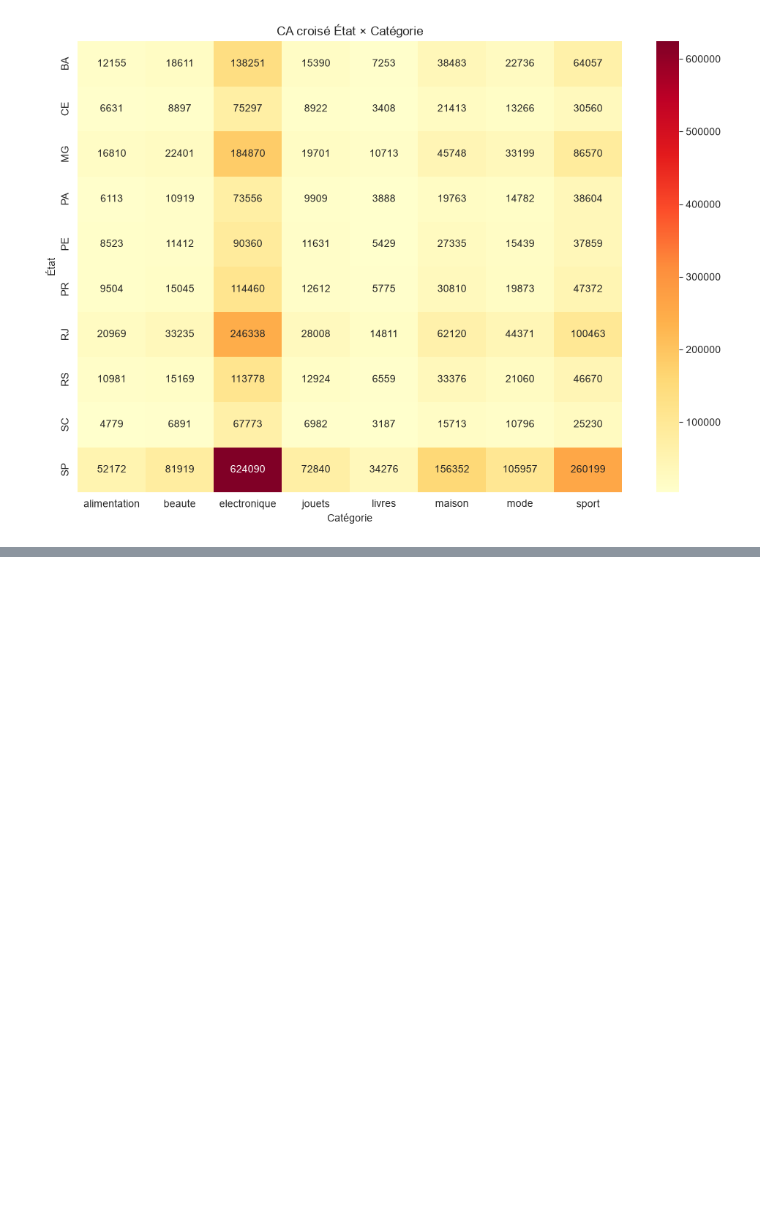
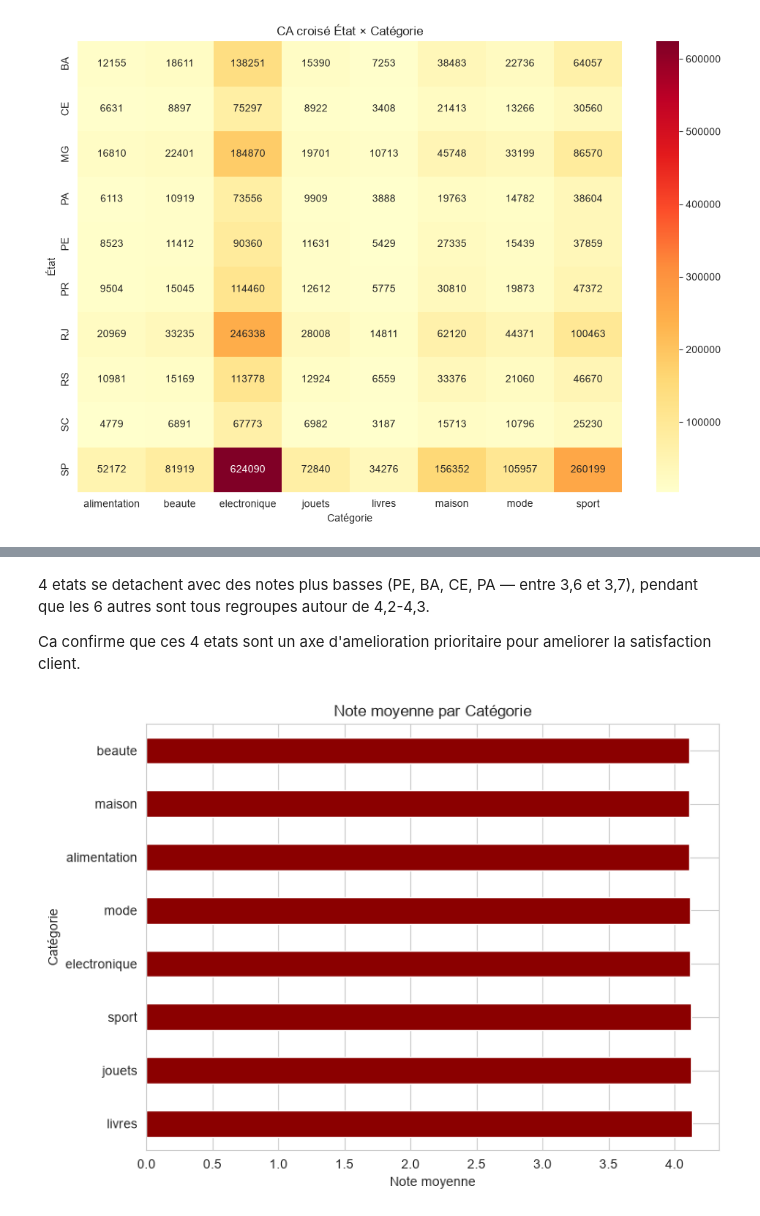
Before and after one commit to Mace-Erwan/Analyse-d-un-marketplace-e-commerce, a Jupyter notebook: Analyse.ipynb, the cells around one changed output, grey strips where cells are left out. Drawn from its saved outputs; the diff is of its cells as text; code cells hidden in the pictures; blank space fills up the shorter version.

```diff
--- a/Analyse.ipynb
+++ b/Analyse.ipynb
@@ -375,0 +412,16 @@ plt.show()
+# %% [markdown]
+4 etats se detachent avec des notes plus basses (PE, BA, CE, PA — entre 3,6 et 3,7), pendant que les 6 autres sont tous regroupes autour de 4,2-4,3.
+
+Ca confirme que ces 4 etats sont un axe d'amelioration prioritaire pour ameliorer la satisfaction client.
+# %%
+# Note moyenne par categorie, trie de la pire a la meilleure
+note_par_categorie = orders.groupby("product_category")["review_score"].mean().sort_values(ascending=False)
+
+# Affichage en barres horizontales
+note_par_categorie.plot(kind="barh", figsize=(8, 6), color="darkred")
+plt.title("Note moyenne par Catégorie")
+plt.xlabel("Note moyenne")
+plt.ylabel("Catégorie")
+plt.show()
+# %% [output]
+[figure, added]
```
Also changed, not shown: parts of 9 cells of this notebook.
